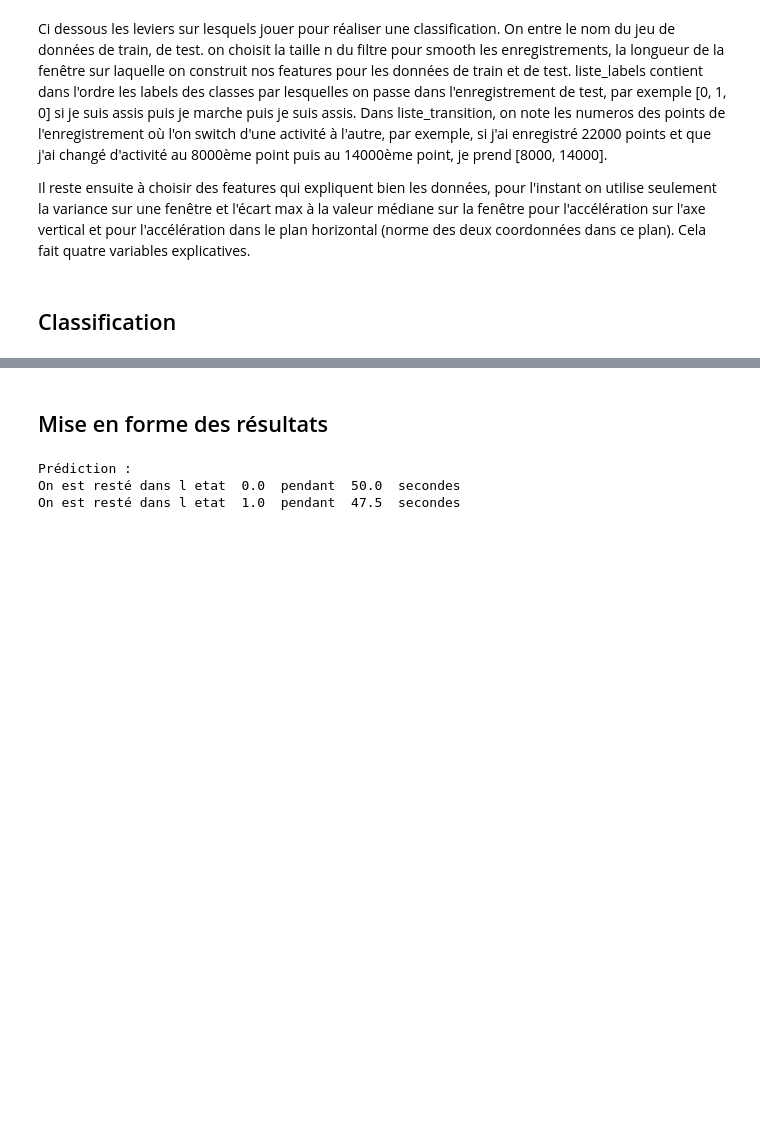
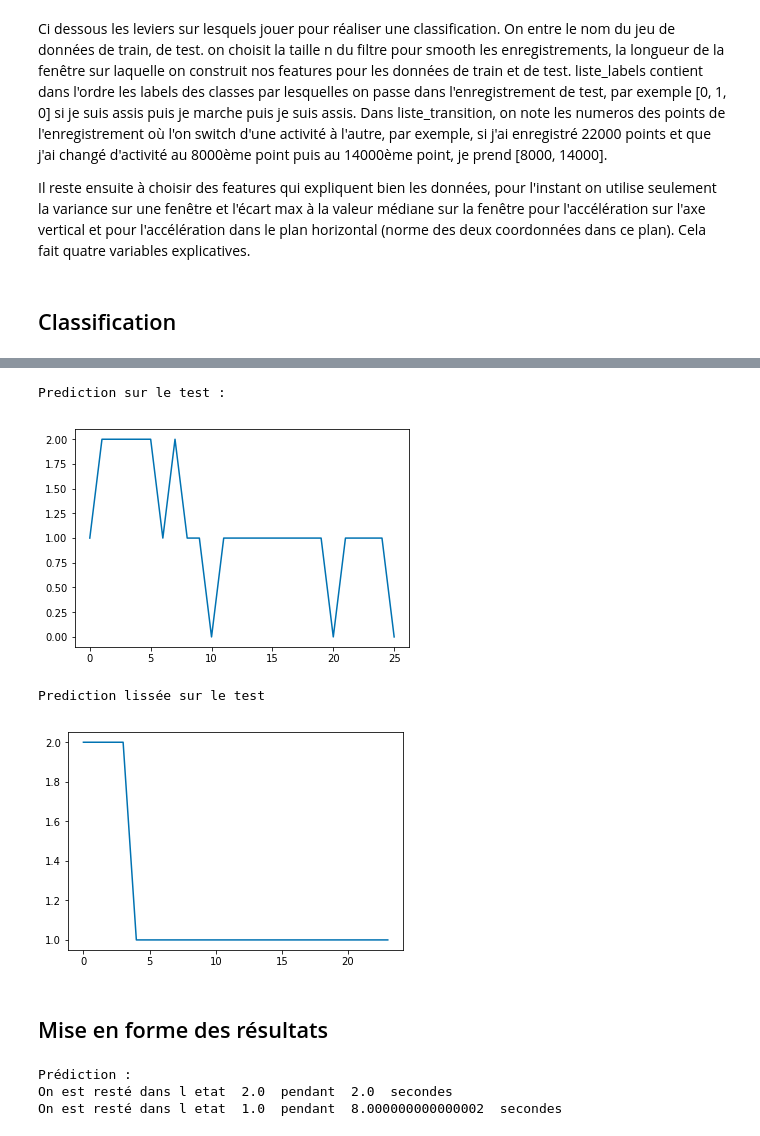
Before and after one commit to Vincent-Robert/Projet-SIGMA, a Jupyter notebook: Script court.ipynb, the cells around one changed output, grey strips where cells are left out. Saved outputs shown, nothing was run; the diff lists cells and outputs as text; code cells hidden in the pictures; blank space fills up the shorter version.

```diff
--- a/Script court.ipynb
+++ b/Script court.ipynb
@@ -210,18 +207,40 @@ prediction sur le test
+# %%
+print('Prediction sur le test : ')
+prediction_test = actually_predict(classifier1, classifier2, test_features, pca, scaler)
+plt.figure()
+plt.plot(np.rint(prediction_test))
+plt.show()
+
+
+m = 3. # "lissage" de la solution
+prediction = np.array(signal.convolve(prediction_test, np.ones(int(m))/m))
+prediction = np.rint(prediction[math.ceil((m - 1)/ 2) + 1 : - math.floor((m - 1)/2) - 1])
+
+print('Prediction lissée sur le test')
+plt.figure()
+plt.plot(prediction)
+plt.show()
+# %% [output]
+Prediction sur le test :
+[figure, added]
+Prediction lissée sur le test
+[figure, added]
 # %% [markdown]
 ## Mise en forme des résultats
 # %%
 print('Prédiction :')
 etat_courant = prediction[0]
-temps = 0
+temps = 0.002 * window_length
 for etat in prediction:
     if etat == etat_courant:
-        temps = temps + 0.005 * window_length
+        temps = temps + 0.002 * window_length
     else:
         print('On est resté dans l etat ', etat_courant, ' pendant ', temps, ' secondes')
-        temps = 0
+        temps = 0.002 * window_length
         etat_courant = etat
 print('On est resté dans l etat ', etat_courant, ' pendant ', temps, ' secondes')
+# print(prediction)
 # %% [output]
 Prédiction :
-On est resté dans l etat  0.0  pendant  50.0  secondes
-On est resté dans l etat  1.0  pendant  47.5  secondes
+On est resté dans l etat  2.0  pendant  2.0  secondes
+On est resté dans l etat  1.0  pendant  8.000000000000002  secondes
```
Also changed, not shown: parts of 10 cells of this notebook.
